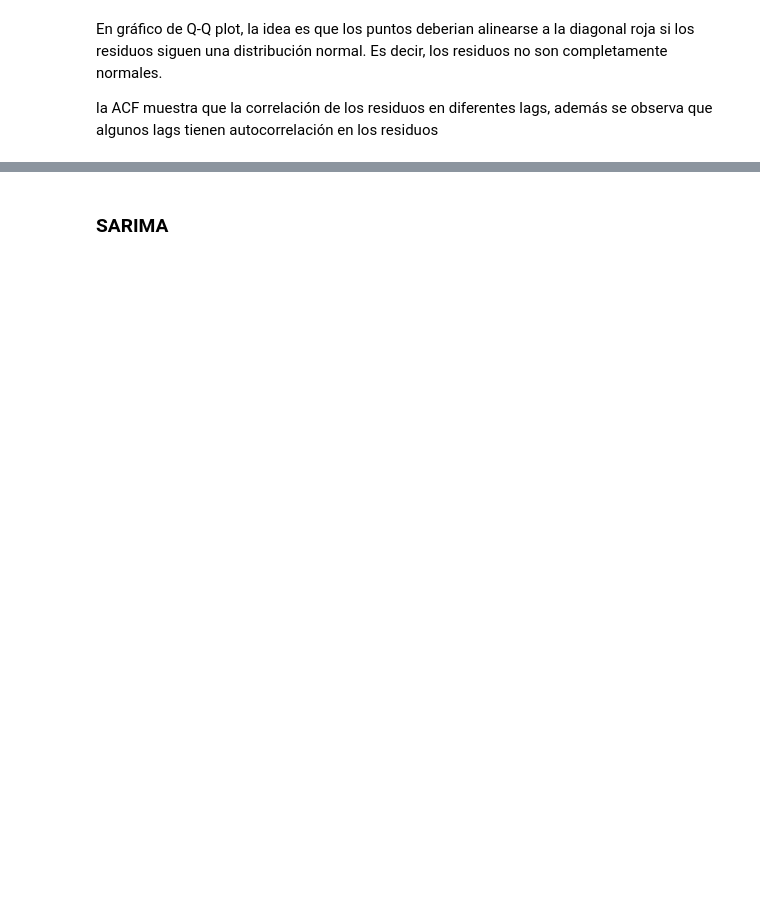
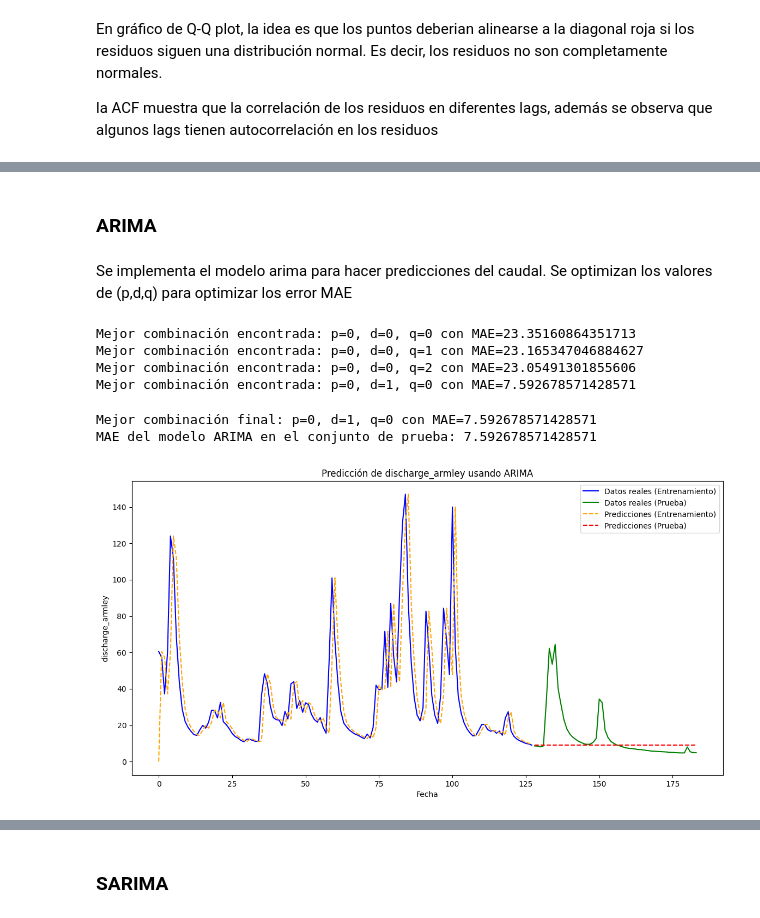
Before and after one commit to Jasonjeik/jbook_ST20240919, a Jupyter notebook: _sources/Modelos_comerciales.ipynb, the cells around one changed output, grey strips where cells are left out. Saved outputs shown, nothing was run; the diff lists cells and outputs as text; code cells hidden in the pictures; blank space fills up the shorter version.

```diff
--- a/_sources/Modelos_comerciales.ipynb
+++ b/_sources/Modelos_comerciales.ipynb
@@ -306,0 +299,67 @@ Los residuos suelen oscilar en la línea cero, es decir que el modelo no present
+# %% [markdown]
+### ARIMA
+# %% [markdown]
+Se implementa el modelo arima para hacer predicciones del caudal. Se optimizan los valores de (p,d,q) para optimizar los error MAE
+# %%
+import pandas as pd
+import numpy as np
+from statsmodels.tsa.arima.model import ARIMA
+from sklearn.metrics import mean_absolute_error
+import matplotlib.pyplot as plt
+import itertools
+
+p = d = q = range(0, 3)
+pdq = list(itertools.product(p, d, q))
+
+best_mae = float("inf")
+best_params = None
+
+for param in pdq:
+    try:
+        model = ARIMA(train_data, order=param).fit()
+
+        predictions = model.forecast(steps=len(test_data))
+
+        mae = mean_absolute_error(test_data, predictions)
+
+        if mae < best_mae:
+            best_mae = mae
+            best_params = param
+            print(f"Mejor combinación encontrada: p={param[0]}, d={param[1]}, q={param[2]} con MAE={mae}")
+
+    except Exception as e:
+        print(f"Error con parámetros {param}: {e}")
+        continue
+
+print(f"\nMejor combinación final: p={best_params[0]}, d={best_params[1]}, q={best_params[2]} con MAE={best_mae}")
+
+model = ARIMA(train_data, order=best_params).fit()
+
+predictions_train = model.predict(start=train_data.index[0], end=train_data.index[-1])
+
+predictions_test = model.forecast(steps=len(test_data))
+
+mae_test = mean_absolute_error(test_data, predictions_test)
+print(f"MAE del modelo ARIMA en el conjunto de prueba: {mae_test}")
+
+plt.figure(figsize=(14, 7))
+
+plt.plot(train_data.index, train_data, label="Datos reales (Entrenamiento)", color="blue")
+plt.plot(test_data.index, test_data, label="Datos reales (Prueba)", color="green")
+
+plt.plot(train_data.index, predictions_train, label="Predicciones (Entrenamiento)", linestyle="--", color="orange")
+plt.plot(test_data.index, predictions_test, label="Predicciones (Prueba)", linestyle="--", color="red")
+
+plt.title("Predicción de discharge_armley usando ARIMA")
+plt.xlabel("Fecha")
+plt.ylabel("discharge_armley")
+plt.legend()
+plt.show()
+# %% [output]
+Mejor combinación encontrada: p=0, d=0, q=0 con MAE=23.35160864351713
+Mejor combinación encontrada: p=0, d=0, q=1 con MAE=23.165347046884627
+Mejor combinación encontrada: p=0, d=0, q=2 con MAE=23.05491301855606
+Mejor combinación encontrada: p=0, d=1, q=0 con MAE=7.592678571428571
+Mejor combinación final: p=0, d=1, q=0 con MAE=7.592678571428571
+MAE del modelo ARIMA en el conjunto de prueba: 7.592678571428571
+[figure, added]
```
Also changed, not shown: parts of 33 cells of this notebook, 50 other files.
